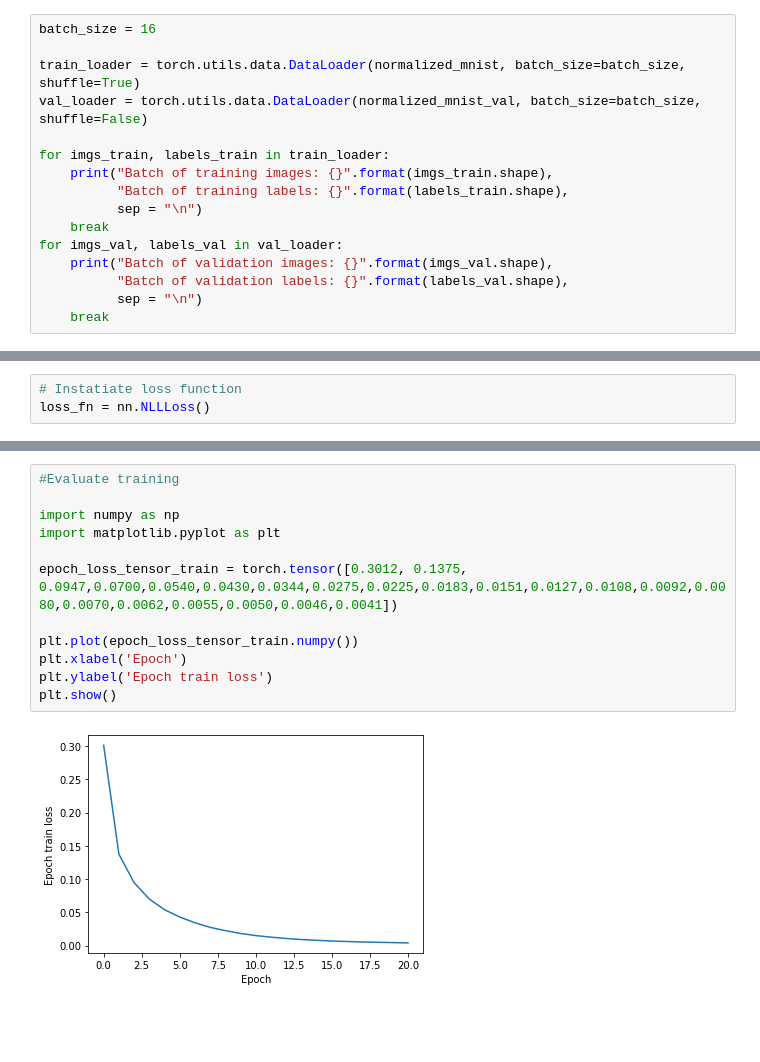
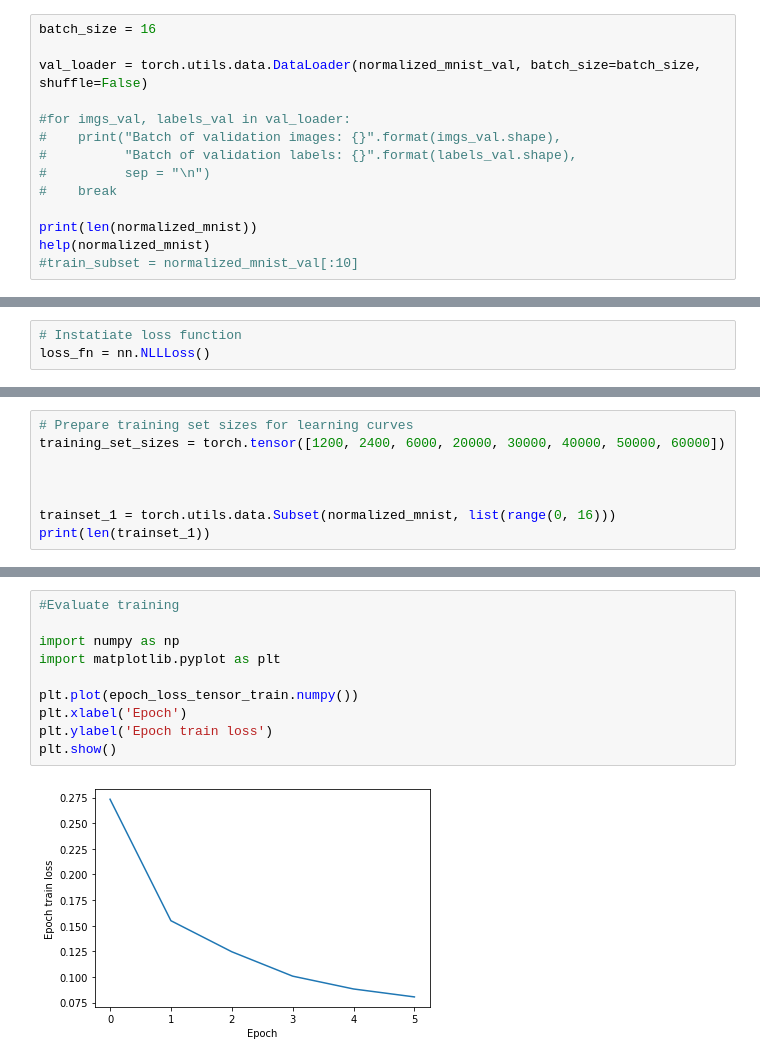
Before and after one commit to MathiasArtursson/digit_classifier, a Jupyter notebook: digit_classifier.ipynb, the cells around one changed output, grey strips where cells are left out. Drawn from its saved outputs; the diff is of its cells as text; blank space fills up the shorter version.

Commit message:
Start implementation of learning curve functionality

```diff
--- a/digit_classifier.ipynb
+++ b/digit_classifier.ipynb
@@ -110,17 +110,15 @@ The data is also divided into batches. This is made because the training set is
 # %%
 batch_size = 16
 
-train_loader = torch.utils.data.DataLoader(normalized_mnist, batch_size=batch_size, shuffle=True)
 val_loader = torch.utils.data.DataLoader(normalized_mnist_val, batch_size=batch_size, shuffle=False)
 
-for imgs_train, labels_train in train_loader:
-    print("Batch of training images: {}".format(imgs_train.shape),
-          "Batch of training labels: {}".format(labels_train.shape),
-          sep = "\n")
-    break
-for imgs_val, labels_val in val_loader:
-    print("Batch of validation images: {}".format(imgs_val.shape),
-          "Batch of validation labels: {}".format(labels_val.shape),
-          sep = "\n")
-    break
+#for imgs_val, labels_val in val_loader:
+#    print("Batch of validation images: {}".format(imgs_val.shape),
+#          "Batch of validation labels: {}".format(labels_val.shape),
+#          sep = "\n")
+#    break
+
+print(len(normalized_mnist))
+help(normalized_mnist)
+#train_subset = normalized_mnist_val[:10]
 # %% [output]
@@ -211,0 +216,8 @@ optimizer = optim.SGD(model.parameters(), lr=learning_rate)
+# %%
+# Prepare training set sizes for learning curves
+training_set_sizes = torch.tensor([1200, 2400, 6000, 20000, 30000, 40000, 50000, 60000])
+
+
+
+trainset_1 = torch.utils.data.Subset(normalized_mnist, list(range(0, 16)))
+print(len(trainset_1))
@@ -262,17 +323,15 @@ Epoch: 20, Epoch time: 73.5 s, Train loss: 0.0041
 # %%
 #Evaluate training
 
 import numpy as np
 import matplotlib.pyplot as plt
 
-epoch_loss_tensor_train = torch.tensor([0.3012, 0.1375, 0.0947,0.0700,0.0540,0.0430,0.0344,0.0275,0.0225,0.0183,0.0151,0.0127,0.0108,0.0092,0.0080,0.0070,0.0062,0.0055,0.0050,0.0046,0.0041])
-
 plt.plot(epoch_loss_tensor_train.numpy())
 plt.xlabel('Epoch')
 plt.ylabel('Epoch train loss')
 plt.show()
 # %% [output]
-[figure, old version]
+[figure, new version]
 # %%
 #Evaluate model performance
 
```
Also changed, not shown: parts of 7 cells of this notebook.
